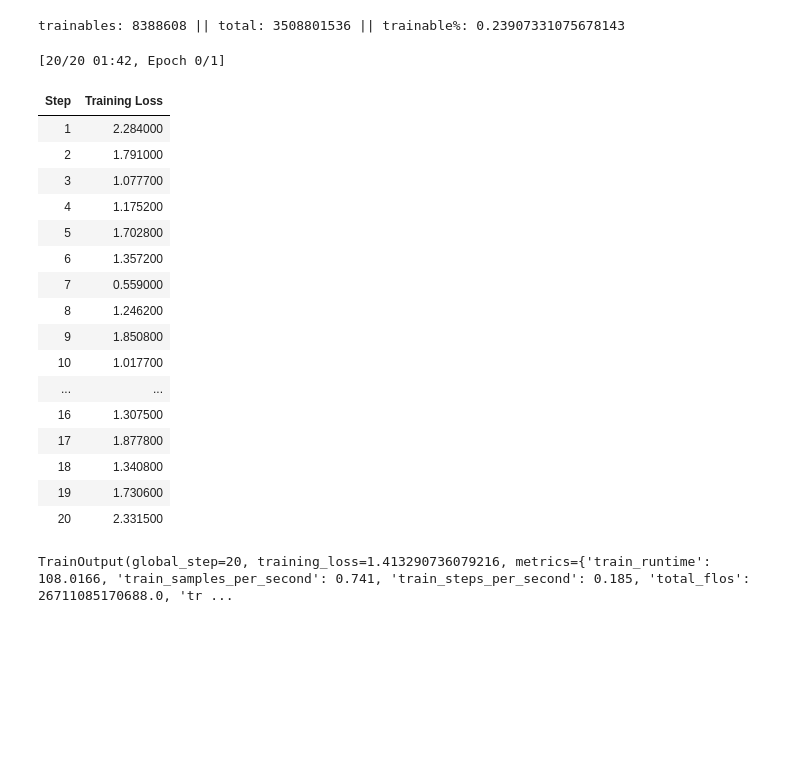
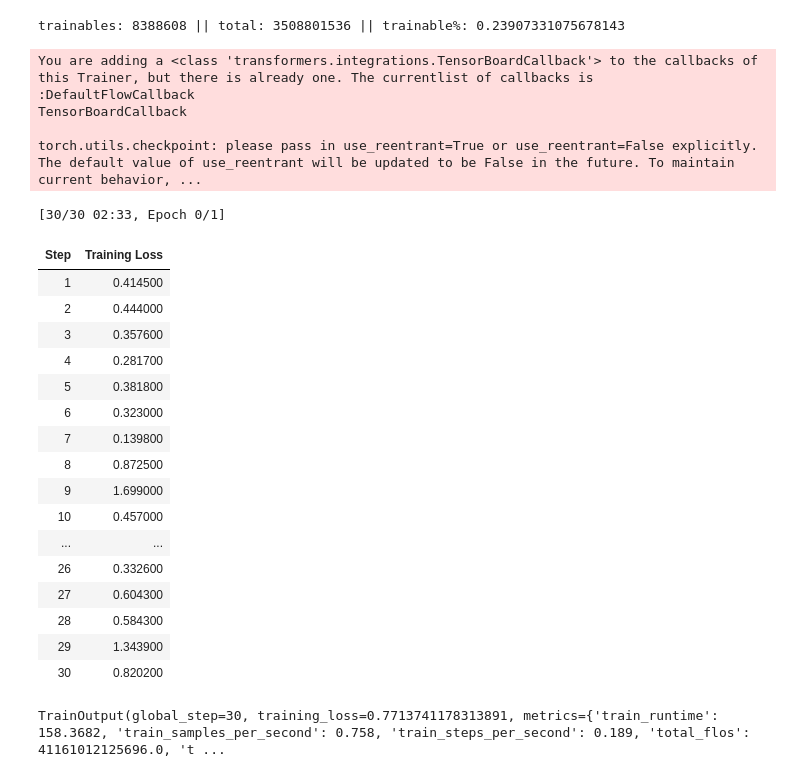
Before and after one commit to ringerH/QLoRA-ft, a Jupyter notebook: 4_bit_llama_2_7b.ipynb, the cells around one changed output. Cells and saved outputs as stored; diff of their text form; code cells hidden in the pictures; blank space fills up the shorter version.

```diff
--- a/4_bit_llama_2_7b.ipynb
+++ b/4_bit_llama_2_7b.ipynb
@@ -77,46 +82,55 @@ from datasets import load_dataset
 data = load_dataset("nisaar/LLAMA2_Legal_Dataset_4.4k_Instructions")
 data = data.map(lambda samples: tokenizer(samples["instruction"]), batched=True)
 # %%
-import transformers
-tokenizer.pad_token = tokenizer.eos_token
+from transformers import TrainingArguments
+from transformers.integrations import TensorBoardCallback
+training_args = TrainingArguments(
+    per_device_train_batch_size=1,
+    gradient_accumulation_steps=4,
+    warmup_steps=5,
+    max_steps=30,
+    learning_rate=2e-4,
+    fp16=True,
+    logging_steps=1,
+    output_dir="outputs",
+    optim="paged_adamw_8bit",
+    report_to="tensorboard",
+)
+
 trainer = transformers.Trainer(
     model=model,
     train_dataset=data["train"],
-    args=transformers.TrainingArguments(
-        per_device_train_batch_size=1,
-        gradient_accumulation_steps=4,
-        warmup_steps=5,
-        max_steps=20,
-        learning_rate=2e-4,
-        fp16=True,
-        logging_steps=1,
-        output_dir="outputs",
-        optim="paged_adamw_8bit"
-    ),
+    args=training_args,
     data_collator=transformers.DataCollatorForLanguageModeling(tokenizer, mlm=False),
+    callbacks=[TensorBoardCallback()],
 )
-model.config.use_cache = False
+
 trainer.train()
 # %% [output]
-[20/20 01:42, Epoch 0/1]
+You are adding a <class 'transformers.integrations.TensorBoardCallback'> to the callbacks of this Trainer, but there is already one. The currentlist of callbacks is
+:DefaultFlowCallback
+TensorBoardCallback
+
+torch.utils.checkpoint: please pass in use_reentrant=True or use_reentrant=False explicitly. The default value of use_reentrant will be updated to be False in the future. To maintain current behavior, ...
+[30/30 02:33, Epoch 0/1]
 | Step | Training Loss |
-| 1 | 2.284000 |
-| 2 | 1.791000 |
-| 3 | 1.077700 |
-| 4 | 1.175200 |
-| 5 | 1.702800 |
-| 6 | 1.357200 |
-| 7 | 0.559000 |
-| 8 | 1.246200 |
-| 9 | 1.850800 |
-| 10 | 1.017700 |
+| 1 | 0.414500 |
+| 2 | 0.444000 |
+| 3 | 0.357600 |
+| 4 | 0.281700 |
+| 5 | 0.381800 |
+| 6 | 0.323000 |
+| 7 | 0.139800 |
+| 8 | 0.872500 |
+| 9 | 1.699000 |
+| 10 | 0.457000 |
 | ... | ... |
-| 16 | 1.307500 |
-| 17 | 1.877800 |
-| 18 | 1.340800 |
-| 19 | 1.730600 |
-| 20 | 2.331500 |
+| 26 | 0.332600 |
+| 27 | 0.604300 |
+| 28 | 0.584300 |
+| 29 | 1.343900 |
+| 30 | 0.820200 |
-TrainOutput(global_step=20, training_loss=1.413290736079216, metrics={'train_runtime': 108.0166, 'train_samples_per_second': 0.741, 'train_steps_per_second': 0.185, 'total_flos': 26711085170688.0, 'tr ...
+TrainOutput(global_step=30, training_loss=0.7713741178313891, metrics={'train_runtime': 158.3682, 'train_samples_per_second': 0.758, 'train_steps_per_second': 0.189, 'total_flos': 41161012125696.0, 't ...
 # %%
 from transformers import TextStreamer
 model.config.use_cache = True
```
Also changed, not shown: parts of 9 cells of this notebook.
